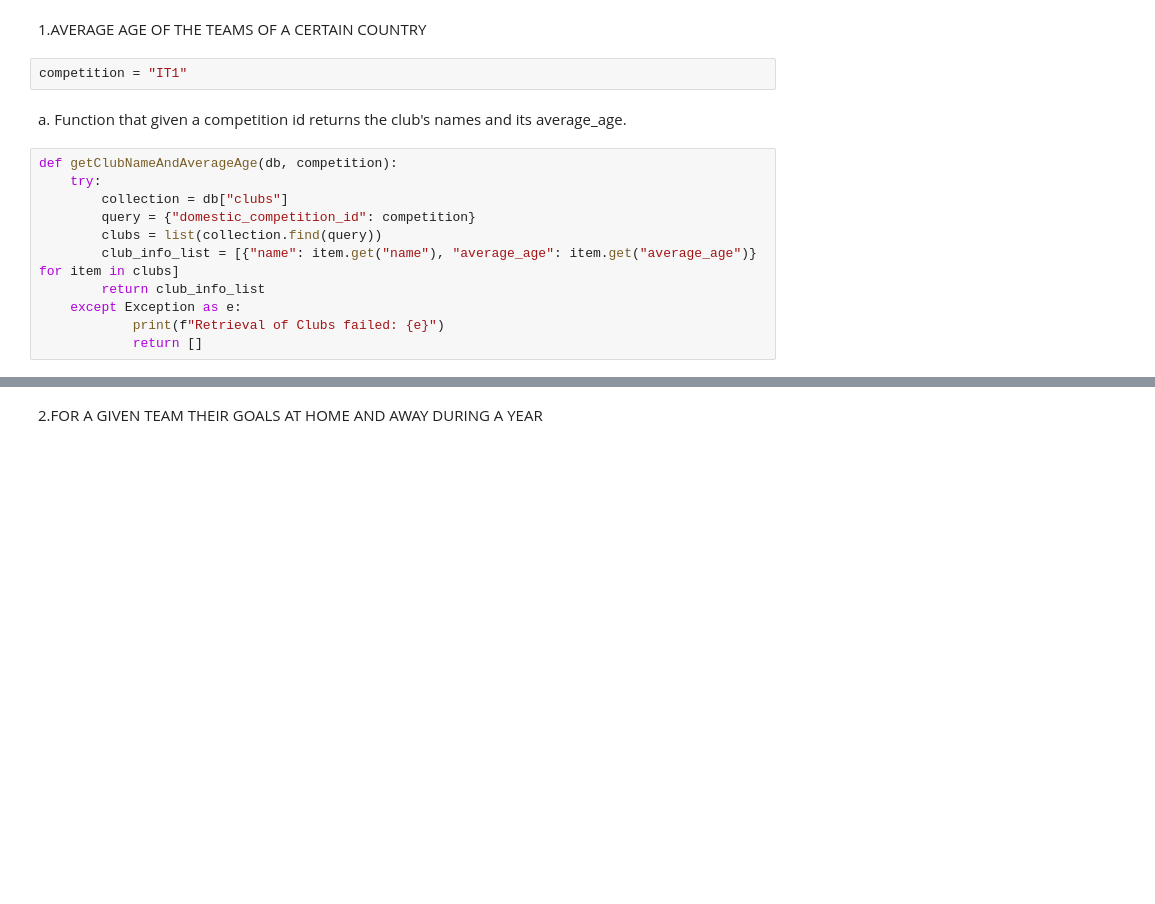
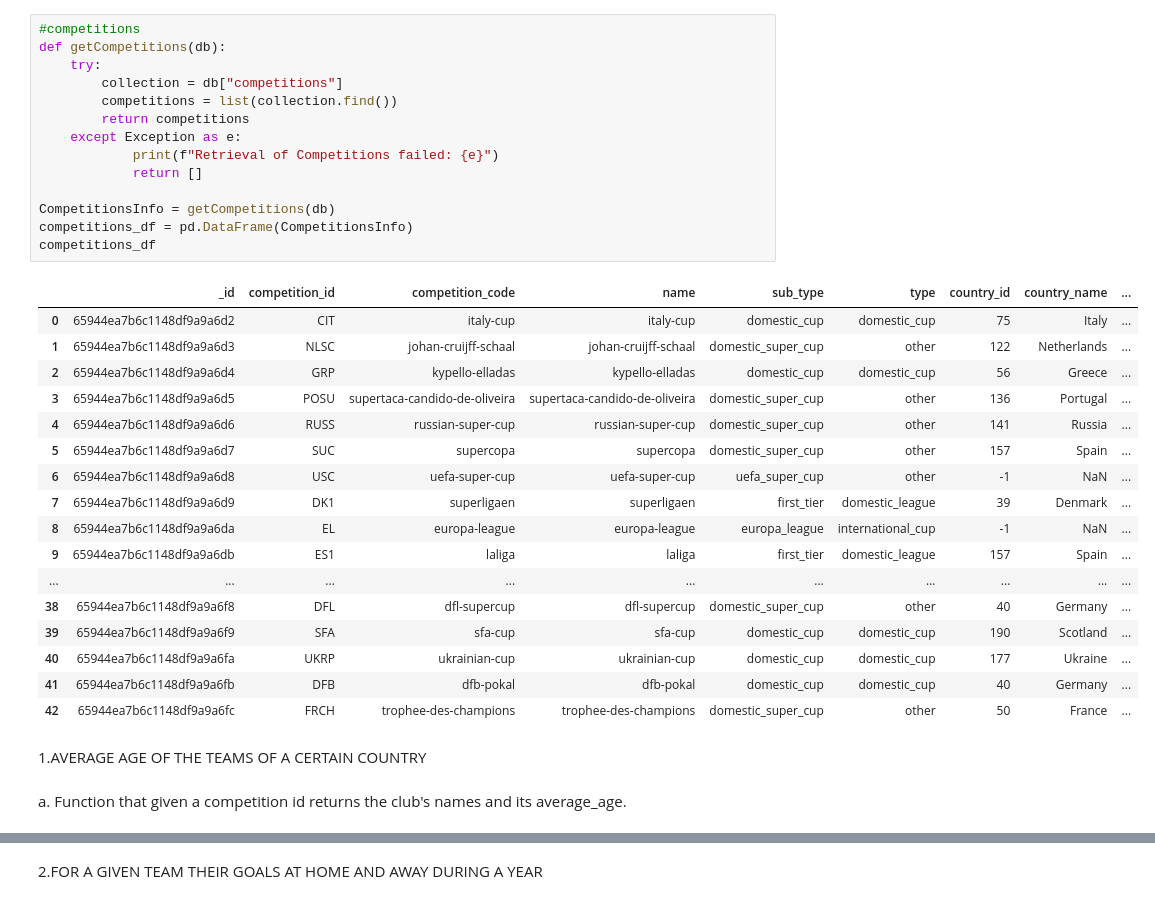
Before and after one commit to JavierBlancoGonzalez/Erasmus-IUM-6--Data_Analytics, a Jupyter notebook: solution/Data_Analytic.ipynb, the cells around one changed output, grey strips where cells are left out. Cells and saved outputs as stored; diff of their text form; blank space fills up the shorter version.

```diff
--- a/solution/Data_Analytic.ipynb
+++ b/solution/Data_Analytic.ipynb
@@ -26,18 +250,37 @@ db, client = create_connection()
+# %%
+#competitions
+def getCompetitions(db):
+    try:
+        collection = db["competitions"]
+        competitions = list(collection.find())
+        return competitions
+    except Exception as e:
+            print(f"Retrieval of Competitions failed: {e}")
+            return []
+
+CompetitionsInfo = getCompetitions(db)
+competitions_df = pd.DataFrame(CompetitionsInfo)
+competitions_df
+# %% [output]
+|  | _id | competition_id | competition_code | name | sub_type | type | country_id | country_name | ... |
+| 0 | 65944ea7b6c1148df9a9a6d2 | CIT | italy-cup | italy-cup | domestic_cup | domestic_cup | 75 | Italy | ... |
+| 1 | 65944ea7b6c1148df9a9a6d3 | NLSC | johan-cruijff-schaal | johan-cruijff-schaal | domestic_super_cup | other | 122 | Netherlands | ... |
+| 2 | 65944ea7b6c1148df9a9a6d4 | GRP | kypello-elladas | kypello-elladas | domestic_cup | domestic_cup | 56 | Greece | ... |
+| 3 | 65944ea7b6c1148df9a9a6d5 | POSU | supertaca-candido-de-oliveira | supertaca-candido-de-oliveira | domestic_super_cup | other | 136 | Portugal | ... |
+| 4 | 65944ea7b6c1148df9a9a6d6 | RUSS | russian-super-cup | russian-super-cup | domestic_super_cup | other | 141 | Russia | ... |
+| 5 | 65944ea7b6c1148df9a9a6d7 | SUC | supercopa | supercopa | domestic_super_cup | other | 157 | Spain | ... |
+| 6 | 65944ea7b6c1148df9a9a6d8 | USC | uefa-super-cup | uefa-super-cup | uefa_super_cup | other | -1 | NaN | ... |
+| 7 | 65944ea7b6c1148df9a9a6d9 | DK1 | superligaen | superligaen | first_tier | domestic_league | 39 | Denmark | ... |
+| 8 | 65944ea7b6c1148df9a9a6da | EL | europa-league | europa-league | europa_league | international_cup | -1 | NaN | ... |
+| 9 | 65944ea7b6c1148df9a9a6db | ES1 | laliga | laliga | first_tier | domestic_league | 157 | Spain | ... |
+| ... | ... | ... | ... | ... | ... | ... | ... | ... | ... |
+| 38 | 65944ea7b6c1148df9a9a6f8 | DFL | dfl-supercup | dfl-supercup | domestic_super_cup | other | 40 | Germany | ... |
+| 39 | 65944ea7b6c1148df9a9a6f9 | SFA | sfa-cup | sfa-cup | domestic_cup | domestic_cup | 190 | Scotland | ... |
+| 40 | 65944ea7b6c1148df9a9a6fa | UKRP | ukrainian-cup | ukrainian-cup | domestic_cup | domestic_cup | 177 | Ukraine | ... |
+| 41 | 65944ea7b6c1148df9a9a6fb | DFB | dfb-pokal | dfb-pokal | domestic_cup | domestic_cup | 40 | Germany | ... |
+| 42 | 65944ea7b6c1148df9a9a6fc | FRCH | trophee-des-champions | trophee-des-champions | domestic_super_cup | other | 50 | France | ... |
 # %% [markdown]
 1.AVERAGE AGE OF THE TEAMS OF A CERTAIN COUNTRY
-# %%
-competition = "IT1"
 # %% [markdown]
 a. Function that given a competition id returns the club's names and its average_age.
-# %%
-def getClubNameAndAverageAge(db, competition):
-    try:
-        collection = db["clubs"]
-        query = {"domestic_competition_id": competition}
-        clubs = list(collection.find(query))
-        club_info_list = [{"name": item.get("name"), "average_age": item.get("average_age")} for item in clubs]
-        return club_info_list
-    except Exception as e:
-            print(f"Retrieval of Clubs failed: {e}")
-            return []
 # %%
```
Also changed, not shown: parts of 52 cells of this notebook, 1 other file.
